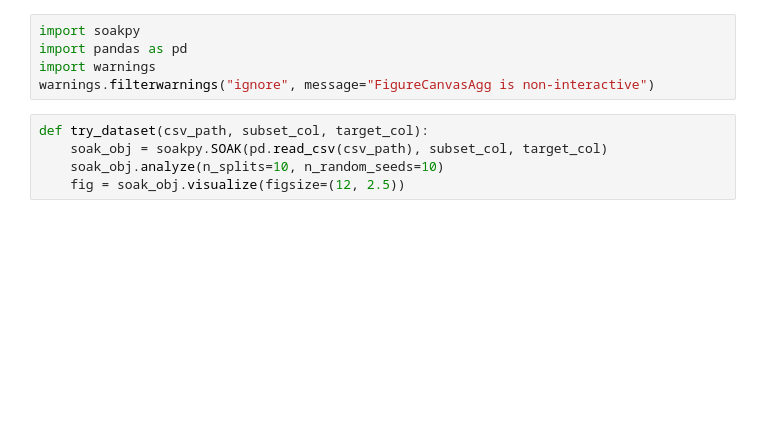
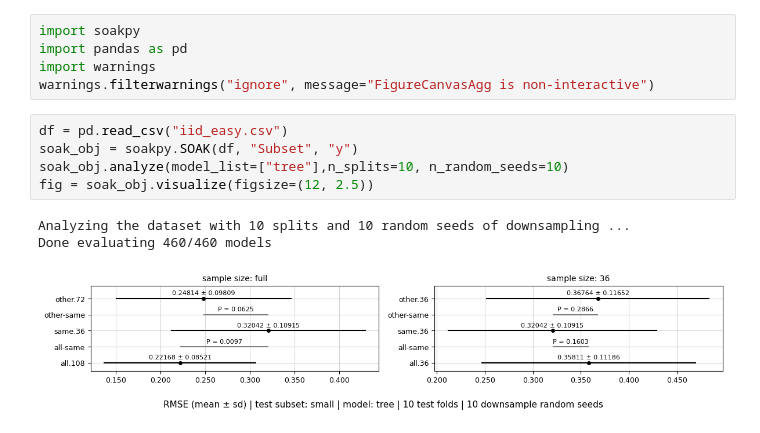
Before and after one commit to lamtung16/soak_regression, a Jupyter notebook: notebooks/test_dataset.ipynb, the cells around one changed output. Saved outputs shown, nothing was run; the diff lists cells and outputs as text; blank space fills up the shorter version.

```diff
--- a/notebooks/test_dataset.ipynb
+++ b/notebooks/test_dataset.ipynb
@@ -3,8 +3,12 @@ import soakpy
 import pandas as pd
 import warnings
 warnings.filterwarnings("ignore", message="FigureCanvasAgg is non-interactive")
-# %%
-def try_dataset(csv_path, subset_col, target_col):
-    soak_obj = soakpy.SOAK(pd.read_csv(csv_path), subset_col, target_col)
-    soak_obj.analyze(n_splits=10, n_random_seeds=10)
-    fig = soak_obj.visualize(figsize=(12, 2.5))
+# %%
+df = pd.read_csv("iid_easy.csv")
+soak_obj = soakpy.SOAK(df, "Subset", "y")
+soak_obj.analyze(model_list=["tree"],n_splits=10, n_random_seeds=10)
+fig = soak_obj.visualize(figsize=(12, 2.5))
+# %% [output]
+Analyzing the dataset with 10 splits and 10 random seeds of downsampling ...
+Done evaluating 460/460 models
+[figure, added]
```
Also changed, not shown: parts of 2 cells of this notebook, 3 other files.
